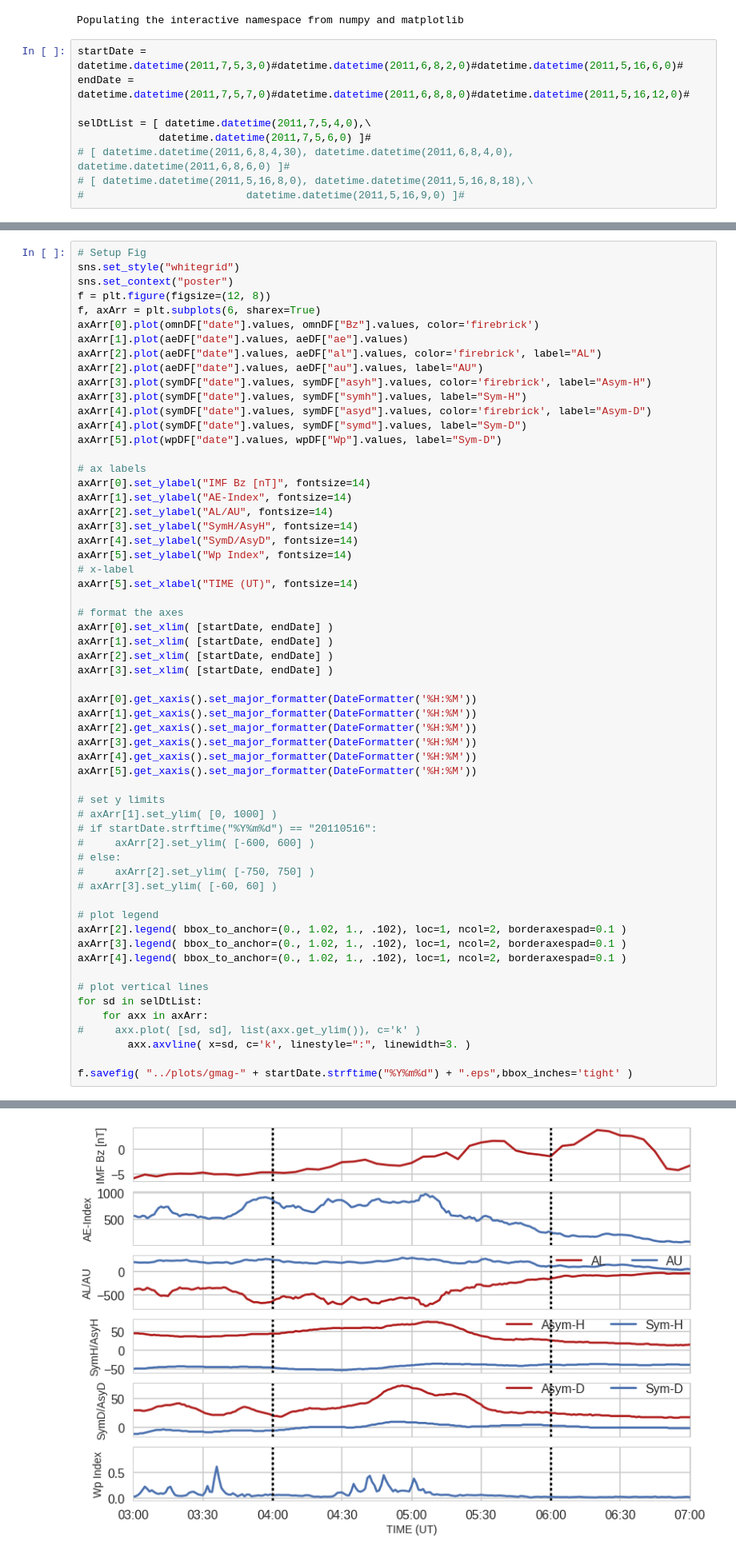
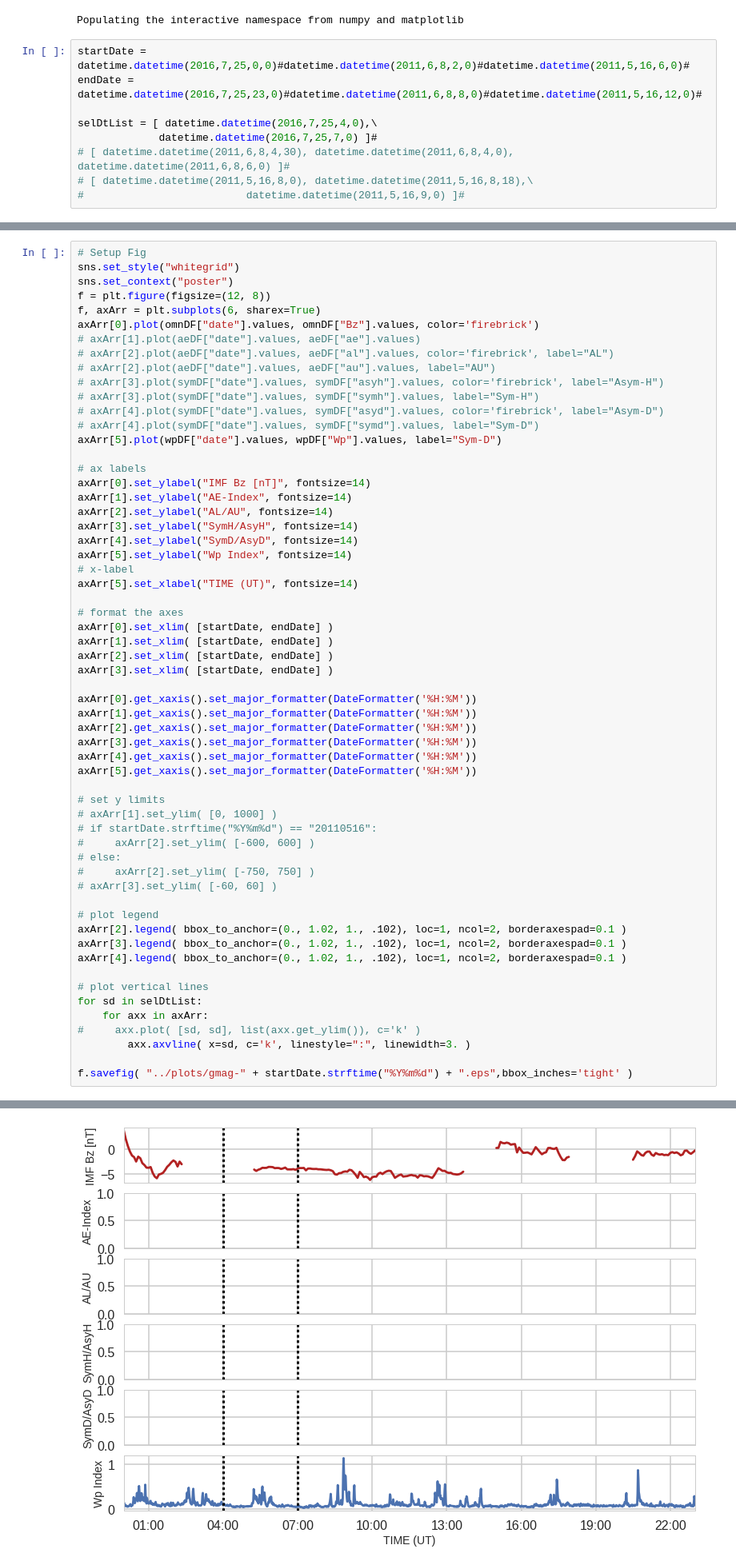
Before and after one commit to bharatreddy/steve, a Jupyter notebook: ipy/gmag.ipynb, the cells around one changed output, grey strips where cells are left out. Shown: that part at 80% size. Drawn from its saved outputs; the diff is of its cells as text.

```diff
--- a/ipy/gmag.ipynb
+++ b/ipy/gmag.ipynb
@@ -14,11 +14,11 @@ from matplotlib.ticker import FuncFormatter, MaxNLocator
 # %% [output]
 Populating the interactive namespace from numpy and matplotlib
 # %%
-startDate = datetime.datetime(2011,7,5,3,0)#datetime.datetime(2011,6,8,2,0)#datetime.datetime(2011,5,16,6,0)#
-endDate = datetime.datetime(2011,7,5,7,0)#datetime.datetime(2011,6,8,8,0)#datetime.datetime(2011,5,16,12,0)#
+startDate = datetime.datetime(2016,7,25,0,0)#datetime.datetime(2011,6,8,2,0)#datetime.datetime(2011,5,16,6,0)#
+endDate = datetime.datetime(2016,7,25,23,0)#datetime.datetime(2011,6,8,8,0)#datetime.datetime(2011,5,16,12,0)#
 
-selDtList = [ datetime.datetime(2011,7,5,4,0),\
-             datetime.datetime(2011,7,5,6,0) ]#
+selDtList = [ datetime.datetime(2016,7,25,4,0),\
+             datetime.datetime(2016,7,25,7,0) ]#
 # [ datetime.datetime(2011,6,8,4,30), datetime.datetime(2011,6,8,4,0), datetime.datetime(2011,6,8,6,0) ]#
 # [ datetime.datetime(2011,5,16,8,0), datetime.datetime(2011,5,16,8,18),\
 #                          datetime.datetime(2011,5,16,9,0) ]#
@@ -64,13 +64,13 @@ sns.set_context("poster")
 f = plt.figure(figsize=(12, 8))
 f, axArr = plt.subplots(6, sharex=True)
 axArr[0].plot(omnDF["date"].values, omnDF["Bz"].values, color='firebrick')
-axArr[1].plot(aeDF["date"].values, aeDF["ae"].values)
-axArr[2].plot(aeDF["date"].values, aeDF["al"].values, color='firebrick', label="AL")
-axArr[2].plot(aeDF["date"].values, aeDF["au"].values, label="AU")
-axArr[3].plot(symDF["date"].values, symDF["asyh"].values, color='firebrick', label="Asym-H")
-axArr[3].plot(symDF["date"].values, symDF["symh"].values, label="Sym-H")
-axArr[4].plot(symDF["date"].values, symDF["asyd"].values, color='firebrick', label="Asym-D")
-axArr[4].plot(symDF["date"].values, symDF["symd"].values, label="Sym-D")
+# axArr[1].plot(aeDF["date"].values, aeDF["ae"].values)
+# axArr[2].plot(aeDF["date"].values, aeDF["al"].values, color='firebrick', label="AL")
+# axArr[2].plot(aeDF["date"].values, aeDF["au"].values, label="AU")
+# axArr[3].plot(symDF["date"].values, symDF["asyh"].values, color='firebrick', label="Asym-H")
+# axArr[3].plot(symDF["date"].values, symDF["symh"].values, label="Sym-H")
+# axArr[4].plot(symDF["date"].values, symDF["asyd"].values, color='firebrick', label="Asym-D")
+# axArr[4].plot(symDF["date"].values, symDF["symd"].values, label="Sym-D")
 axArr[5].plot(wpDF["date"].values, wpDF["Wp"].values, label="Sym-D")
 
 # ax labels
@@ -91,31 +91,31 @@ axArr[3].set_xlim( [startDate, endDate] )
 
 axArr[0].get_xaxis().set_major_formatter(DateFormatter('%H:%M'))
 axArr[1].get_xaxis().set_major_formatter(DateFormatter('%H:%M'))
 axArr[2].get_xaxis().set_major_formatter(DateFormatter('%H:%M'))
 axArr[3].get_xaxis().set_major_formatter(DateFormatter('%H:%M'))
 axArr[4].get_xaxis().set_major_formatter(DateFormatter('%H:%M'))
 axArr[5].get_xaxis().set_major_formatter(DateFormatter('%H:%M'))
 
 # set y limits
 # axArr[1].set_ylim( [0, 1000] )
 # if startDate.strftime("%Y%m%d") == "20110516":
 #     axArr[2].set_ylim( [-600, 600] )
 # else:
 #     axArr[2].set_ylim( [-750, 750] )
 # axArr[3].set_ylim( [-60, 60] )
 
 # plot legend
 axArr[2].legend( bbox_to_anchor=(0., 1.02, 1., .102), loc=1, ncol=2, borderaxespad=0.1 )
 axArr[3].legend( bbox_to_anchor=(0., 1.02, 1., .102), loc=1, ncol=2, borderaxespad=0.1 )
 axArr[4].legend( bbox_to_anchor=(0., 1.02, 1., .102), loc=1, ncol=2, borderaxespad=0.1 )
 
 # plot vertical lines
 for sd in selDtList:
     for axx in axArr:
 #     axx.plot( [sd, sd], list(axx.get_ylim()), c='k' )
         axx.axvline( x=sd, c='k', linestyle=":", linewidth=3. )
 
 f.savefig( "../plots/gmag-" + startDate.strftime("%Y%m%d") + ".eps",bbox_inches='tight' )
 # %% [output]
 <matplotlib.figure.Figure at 0x...>
-[figure, old version]
+[figure, new version]
```
Also changed, not shown: parts of 1 cell of this notebook, 8 other files.
